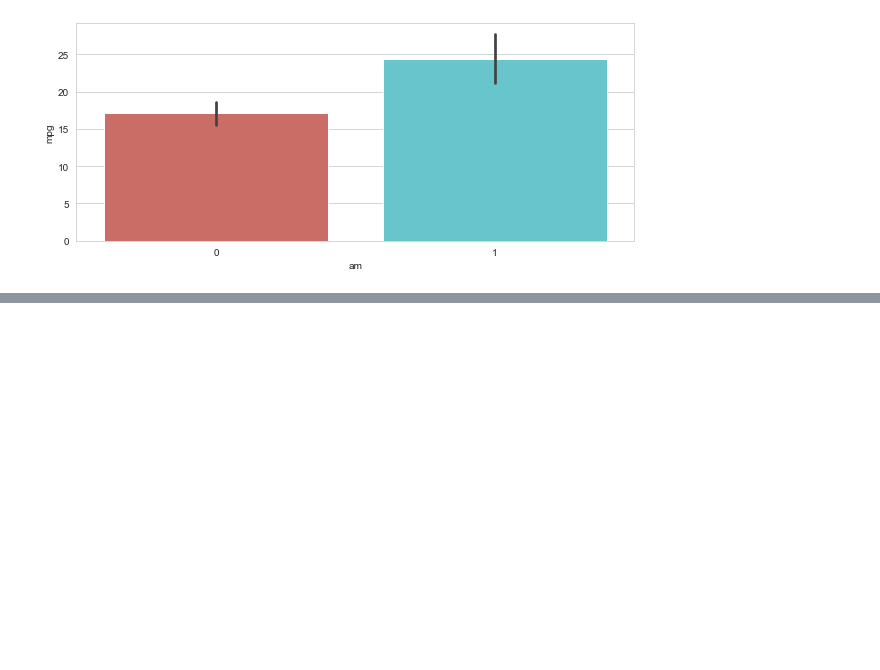
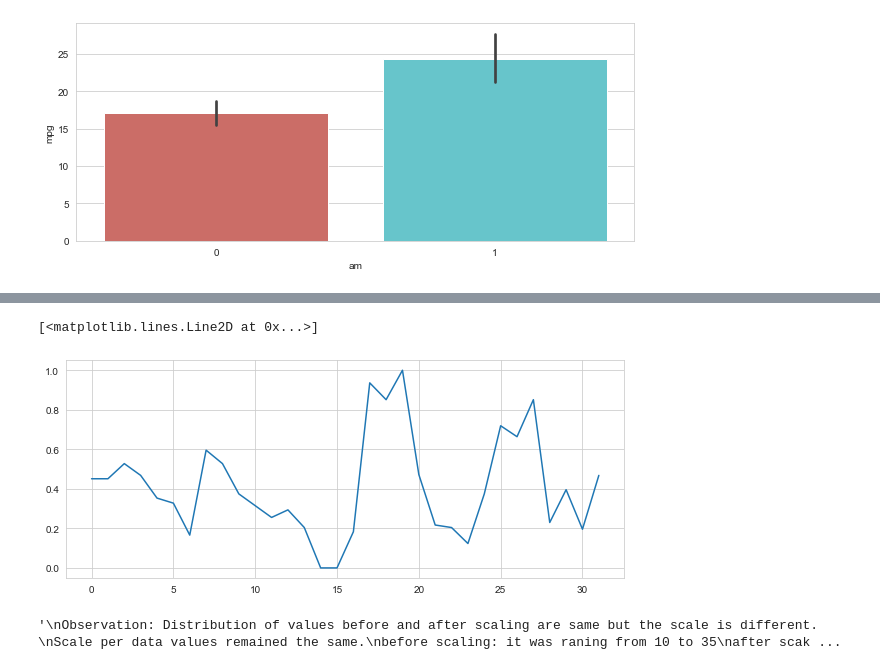
Before and after one commit to Chaliantosh/Dataanalysis-Visualizations, a Jupyter notebook: mtcars_Dataanalysis & Vizualization.ipynb, the cells around one changed output, grey strips where cells are left out. Drawn from its saved outputs; the diff is of its cells as text; code cells hidden in the pictures; blank space fills up the shorter version.

```diff
--- a/mtcars_Dataanalysis & Vizualization.ipynb
+++ b/mtcars_Dataanalysis & Vizualization.ipynb
@@ -230,0 +618,3 @@ sns.barplot(x='am',y='mpg',data=cars,palette='hls')
+# %%
+mpg = cars.mpg
+plt.plot(mpg)
@@ -230,0 +636,19 @@ sns.barplot(x='am',y='mpg',data=cars,palette='hls')
+# %%
+mpg_matrix = mpg.values.reshape(-1,1) #this will reshape the mpg variable into an 1 column matrix
+
+scaled = preprocessing.MinMaxScaler() #instatiate mimmaxscaler object
+
+scaled_mpg = scaled.fit_transform(mpg_matrix) #rescale the transformed variable into defined range (by default range is 0 to 1)
+plt.plot(scaled_mpg)
+# %% [output]
+[<matplotlib.lines.Line2D at 0x...>]
+[figure, added]
+# %%
+"""
+Observation: Distribution of values before and after scaling are same but the scale is different.
+Scale per data values remained the same.
+before scaling: it was raning from 10 to 35
+after scaking: it ranges from 0 to 1
+"""
+# %% [output]
+'\nObservation: Distribution of values before and after scaling are same but the scale is different. \nScale per data values remained the same.\nbefore scaling: it was raning from 10 to 35\nafter scak ...
```
Also changed, not shown: parts of 46 cells of this notebook.
